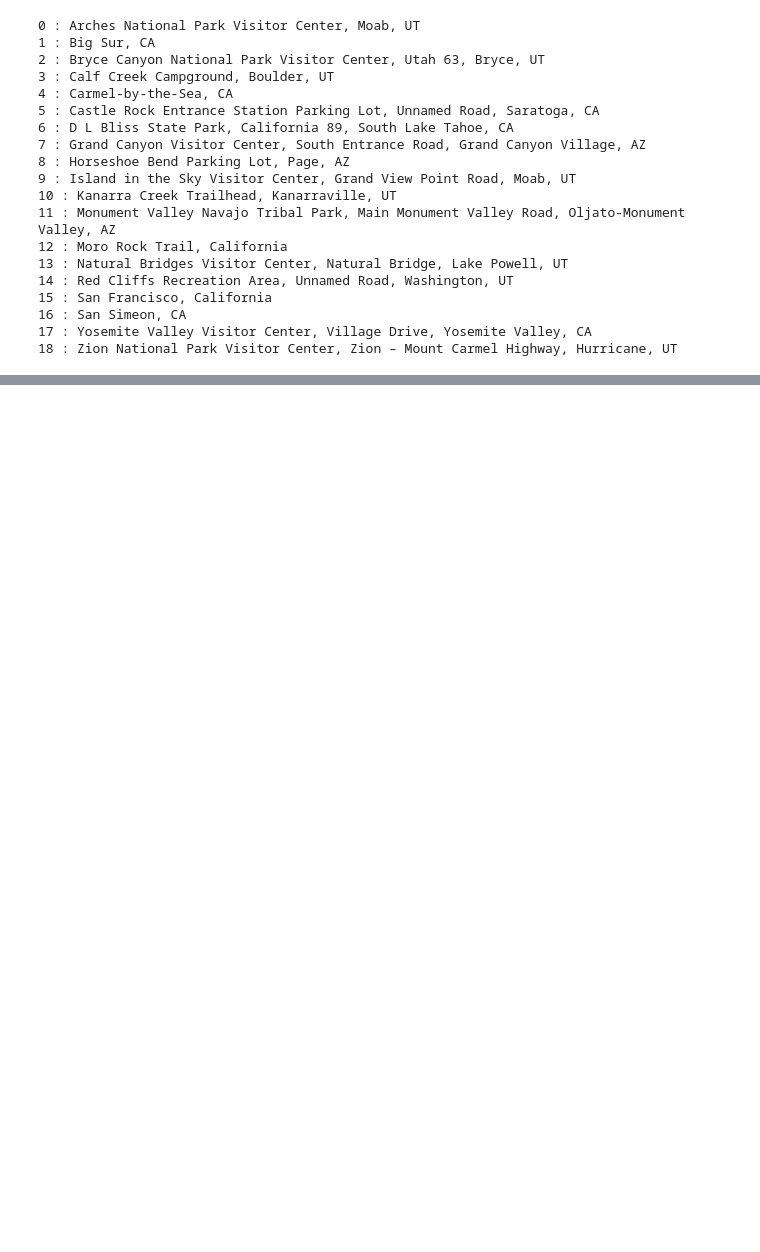
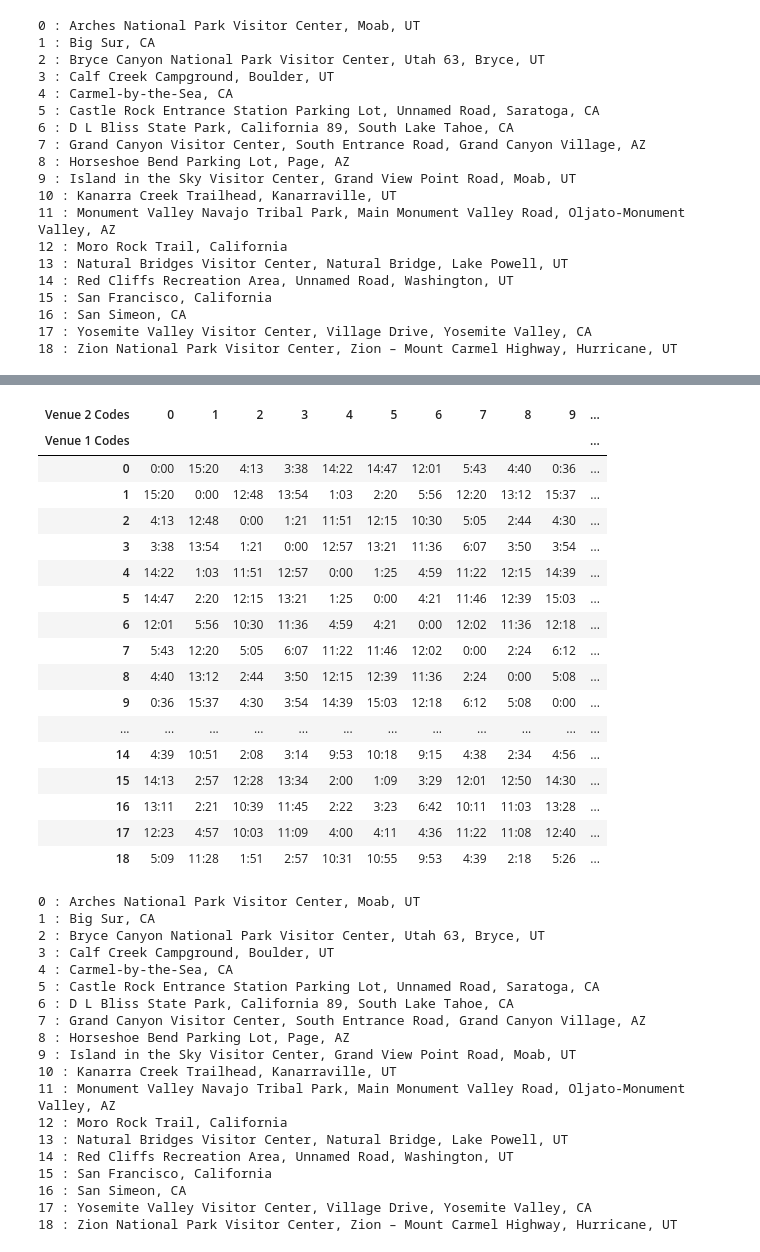
Before and after one commit to hcederna/road-trip-optimization, a Jupyter notebook: Road Trip Optimization.ipynb, the cells around one changed output, grey strips where cells are left out. Saved outputs shown, nothing was run; the diff lists cells and outputs as text; code cells hidden in the pictures; blank space fills up the shorter version.

```diff
--- a/Road Trip Optimization.ipynb
+++ b/Road Trip Optimization.ipynb
@@ -165,0 +263,46 @@ for k, v in _.items():
+# %%
+# Display duration matrix hhmm with code mappings
+display(duration_matrix_hhmm)
+
+# Print dict of code: cat mappings for reference
+_ = dict(enumerate(_df['Venue 1'].cat.categories))
+for k, v in _.items():
+    print(k, ":", v)
+# %% [output]
+| Venue 2 Codes | 0 | 1 | 2 | 3 | 4 | 5 | 6 | 7 | 8 | 9 | ... |
+| Venue 1 Codes |  |  |  |  |  |  |  |  |  |  | ... |
+| 0 | 0:00 | 15:20 | 4:13 | 3:38 | 14:22 | 14:47 | 12:01 | 5:43 | 4:40 | 0:36 | ... |
+| 1 | 15:20 | 0:00 | 12:48 | 13:54 | 1:03 | 2:20 | 5:56 | 12:20 | 13:12 | 15:37 | ... |
+| 2 | 4:13 | 12:48 | 0:00 | 1:21 | 11:51 | 12:15 | 10:30 | 5:05 | 2:44 | 4:30 | ... |
+| 3 | 3:38 | 13:54 | 1:21 | 0:00 | 12:57 | 13:21 | 11:36 | 6:07 | 3:50 | 3:54 | ... |
+| 4 | 14:22 | 1:03 | 11:51 | 12:57 | 0:00 | 1:25 | 4:59 | 11:22 | 12:15 | 14:39 | ... |
+| 5 | 14:47 | 2:20 | 12:15 | 13:21 | 1:25 | 0:00 | 4:21 | 11:46 | 12:39 | 15:03 | ... |
+| 6 | 12:01 | 5:56 | 10:30 | 11:36 | 4:59 | 4:21 | 0:00 | 12:02 | 11:36 | 12:18 | ... |
+| 7 | 5:43 | 12:20 | 5:05 | 6:07 | 11:22 | 11:46 | 12:02 | 0:00 | 2:24 | 6:12 | ... |
+| 8 | 4:40 | 13:12 | 2:44 | 3:50 | 12:15 | 12:39 | 11:36 | 2:24 | 0:00 | 5:08 | ... |
+| 9 | 0:36 | 15:37 | 4:30 | 3:54 | 14:39 | 15:03 | 12:18 | 6:12 | 5:08 | 0:00 | ... |
+| ... | ... | ... | ... | ... | ... | ... | ... | ... | ... | ... | ... |
+| 14 | 4:39 | 10:51 | 2:08 | 3:14 | 9:53 | 10:18 | 9:15 | 4:38 | 2:34 | 4:56 | ... |
+| 15 | 14:13 | 2:57 | 12:28 | 13:34 | 2:00 | 1:09 | 3:29 | 12:01 | 12:50 | 14:30 | ... |
+| 16 | 13:11 | 2:21 | 10:39 | 11:45 | 2:22 | 3:23 | 6:42 | 10:11 | 11:03 | 13:28 | ... |
+| 17 | 12:23 | 4:57 | 10:03 | 11:09 | 4:00 | 4:11 | 4:36 | 11:22 | 11:08 | 12:40 | ... |
+| 18 | 5:09 | 11:28 | 1:51 | 2:57 | 10:31 | 10:55 | 9:53 | 4:39 | 2:18 | 5:26 | ... |
+0 : Arches National Park Visitor Center, Moab, UT
+1 : Big Sur, CA
+2 : Bryce Canyon National Park Visitor Center, Utah 63, Bryce, UT
+3 : Calf Creek Campground, Boulder, UT
+4 : Carmel-by-the-Sea, CA
+5 : Castle Rock Entrance Station Parking Lot, Unnamed Road, Saratoga, CA
+6 : D L Bliss State Park, California 89, South Lake Tahoe, CA
+7 : Grand Canyon Visitor Center, South Entrance Road, Grand Canyon Village, AZ
+8 : Horseshoe Bend Parking Lot, Page, AZ
+9 : Island in the Sky Visitor Center, Grand View Point Road, Moab, UT
+10 : Kanarra Creek Trailhead, Kanarraville, UT
+11 : Monument Valley Navajo Tribal Park, Main Monument Valley Road, Oljato-Monument Valley, AZ
+12 : Moro Rock Trail, California
+13 : Natural Bridges Visitor Center, Natural Bridge, Lake Powell, UT
+14 : Red Cliffs Recreation Area, Unnamed Road, Washington, UT
+15 : San Francisco, California
+16 : San Simeon, CA
+17 : Yosemite Valley Visitor Center, Village Drive, Yosemite Valley, CA
+18 : Zion National Park Visitor Center, Zion – Mount Carmel Highway, Hurricane, UT
```
Also changed, not shown: parts of 3 cells of this notebook.
